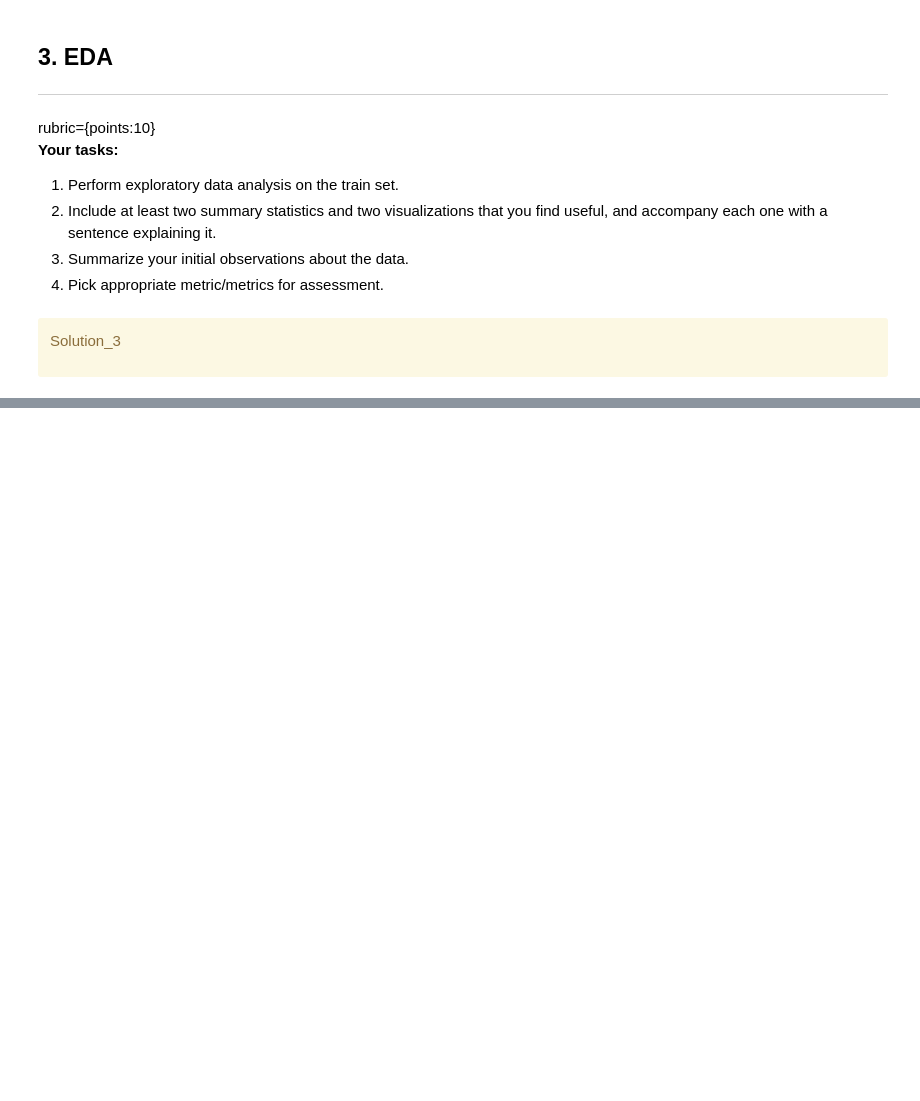
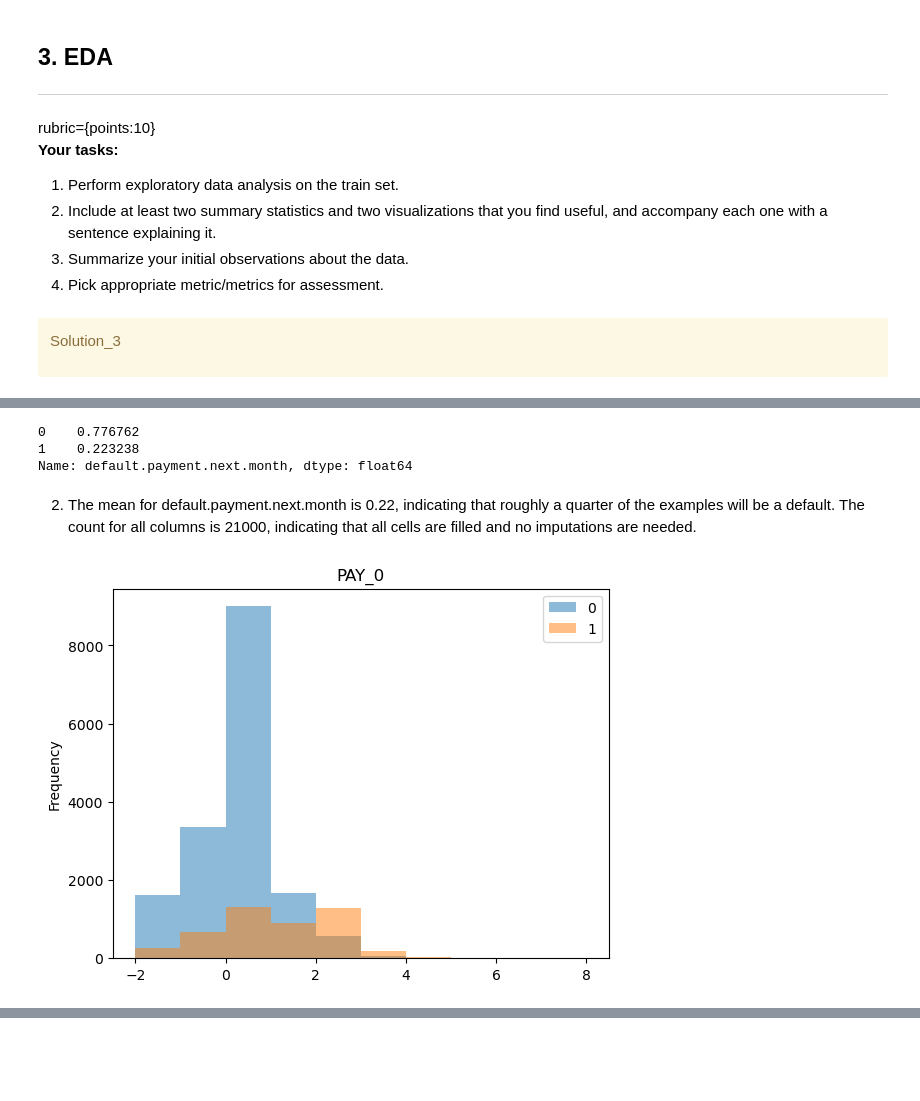
Before and after one commit to UBC-CS/cpsc330-2023s, a Jupyter notebook: hw/hw5/hw5.ipynb, the cells around one changed output, grey strips where cells are left out. Cells and saved outputs as stored; diff of their text form; code cells hidden in the pictures; blank space fills up the shorter version.

```diff
--- a/hw/hw5/hw5.ipynb
+++ b/hw/hw5/hw5.ipynb
@@ -177,3 +173,5 @@ X_train, X_test, y_train, y_test = train_test_split(X, y, test_size=0.3, random_
+# %%
+train_df, test_df = train_test_split(df, test_size=0.3, random_state=123)
 # %% [markdown]
 <!-- END QUESTION -->
 
@@ -225,0 +262,15 @@ _Type your answer here, replacing this text._
+# %%
+train_df["default.payment.next.month"].value_counts(normalize=True)
+# %% [output]
+0    0.776762
+1    0.223238
+Name: default.payment.next.month, dtype: float64
+# %% [markdown]
+2. The mean for default.payment.next.month is 0.22, indicating that roughly a quarter of the examples will be a default.
+The count for all columns is 21000, indicating that all cells are filled and no imputations are needed.
+# %%
+train_df.groupby("default.payment.next.month")["PAY_0"].plot.hist(bins=10, alpha=0.5, title="PAY_0", legend=True)
+plt.show()
+# This histogram shows that those who delay payments by 2 or more months are far more likely to default on their payments.
+# %% [output]
+[figure, added]
```
Also changed, not shown: parts of 104 cells of this notebook, 15 other files.
